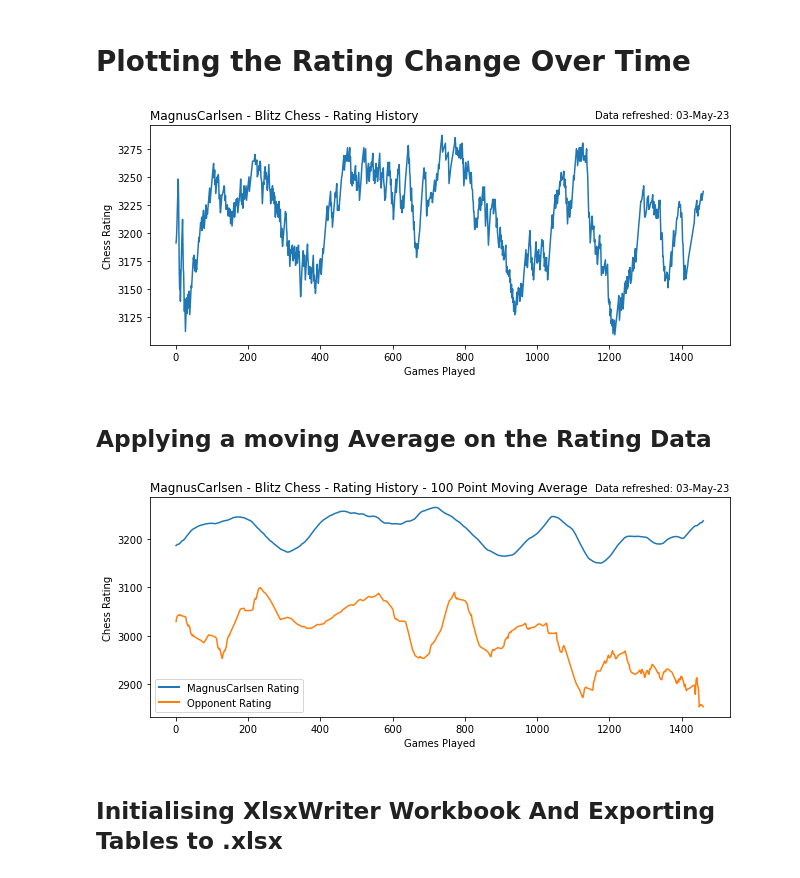
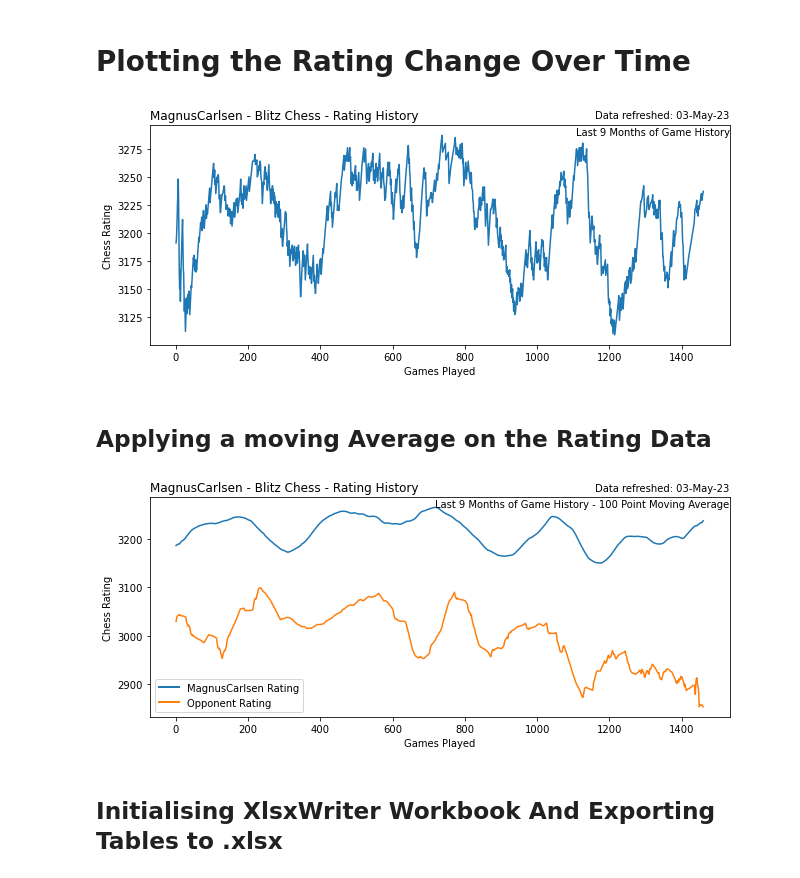
Before and after one commit to Filpill/chess_analysis, a Jupyter notebook: chess_analysis_v2.ipynb, the cells around one changed output. Cells and saved outputs as stored; diff of their text form; code cells hidden in the pictures.

```diff
--- a/chess_analysis_v2.ipynb
+++ b/chess_analysis_v2.ipynb
@@ -716,6 +716,7 @@ ax.set_title(f'{player} - Blitz Chess - Rating History',loc='left',fontsize=12)
 ax.set_xlabel('Games Played', fontsize = 10)
 ax.set_ylabel('Chess Rating', fontsize=10)
 ax.text(x=1, y=1.07, s=f'Data refreshed: {today_str}', transform=ax.transAxes, va='top', ha='right')
+ax.text(x=1, y=0.99, s=f'Last {last_x_months} Months of Game History', transform=ax.transAxes, va='top', ha='right')
 plt.tight_layout()
 
 #Setting a backround color
@@ -723,7 +724,7 @@ fig.set_facecolor('white')
 
 plt.savefig(pathing('charts','raw_rating_line.png'),dpi=150)
 # %% [output]
-[figure, old version]
+[figure, new version]
 # %% [markdown]
 ## Applying a moving Average on the Rating Data
 # %%
@@ -735,35 +736,36 @@ opponent_avg_data= []
 for i in range(df_blitz_avg.shape[0]):
     player_mov_avg = df_blitz_avg.loc[i:(i+window_size),'Player Rating'].mean()
     opponent_mov_avg = df_blitz_avg.loc[i:(i+window_size),'Opponent Rating'].mean()
     player_avg_data.append(player_mov_avg)
     opponent_avg_data.append(opponent_mov_avg)
 
 #Appending list to dataframe
 df_blitz_avg['Player Average Rating'] = player_avg_data
 df_blitz_avg['Opponent Average Rating'] = opponent_avg_data
 
 #Creating Legend Handle
 legend_handle = [Line2D([0], [0], color='tab:blue', lw=2, label=f'{player} Rating'),
                  Line2D([0], [0], color='tab:orange', lw=2, linestyle='-', label='Opponent Rating'),
                 ]
 
 #Plotting Averaged Data
 fig, ax = plt.subplots(figsize=(9,4))
 ax.plot(df_blitz_avg.index,df_blitz_avg['Player Average Rating'])
 ax.plot(df_blitz_avg.index,df_blitz_avg['Opponent Average Rating'])
-ax.set_title(f'{player} - Blitz Chess - Rating History - {window_size} Point Moving Average',loc='left',fontsize=12)
+ax.set_title(f'{player} - Blitz Chess - Rating History',loc='left',fontsize=12)
 ax.set_xlabel('Games Played', fontsize = 10)
 ax.set_ylabel('Chess Rating', fontsize=10)
 ax.legend(handles=legend_handle,title_fontsize = 10, fontsize = 10)
 ax.text(x=1, y=1.065, s=f'Data refreshed: {today_str}', transform=ax.transAxes, va='top', ha='right')
+ax.text(x=1, y=0.99, s=f'Last {last_x_months} Months of Game History - {window_size} Point Moving Average', transform=ax.transAxes, va='top', ha='right')
 plt.tight_layout()
 
 #Setting a backround color
 fig.set_facecolor('white')
 
 plt.savefig(pathing('charts','avg_rating_line.png'),dpi=100)
 # %% [output]
-[figure, old version]
+[figure, new version]
 # %% [markdown]
 ## Initialising XlsxWriter Workbook And Exporting Tables to .xlsx
 # %%
```
Also changed, not shown: 2 other files.
